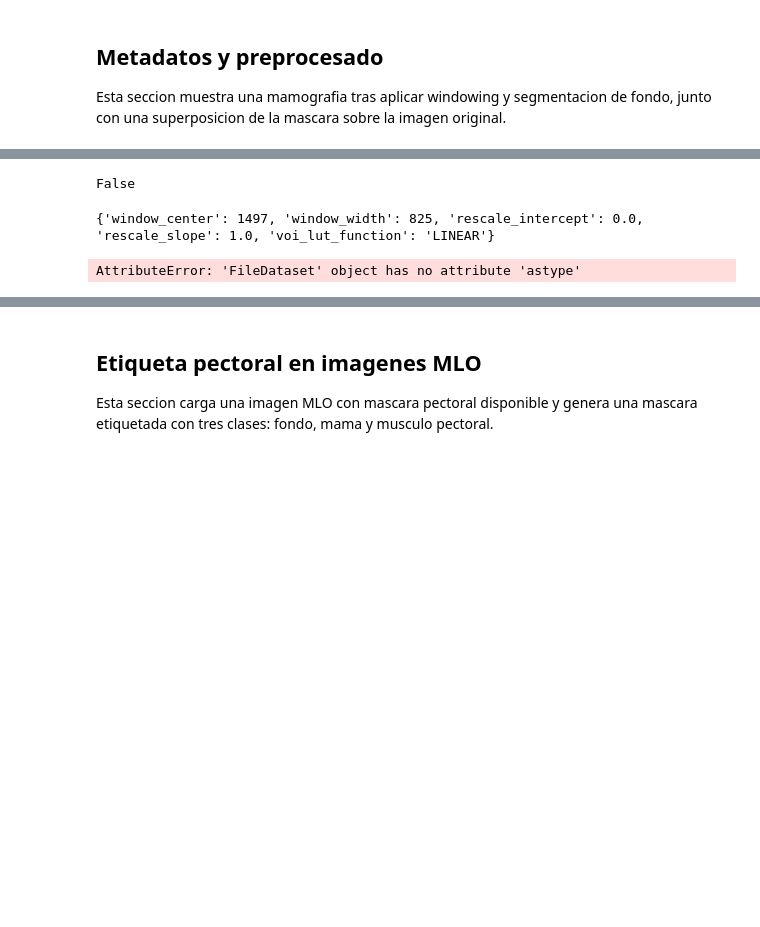
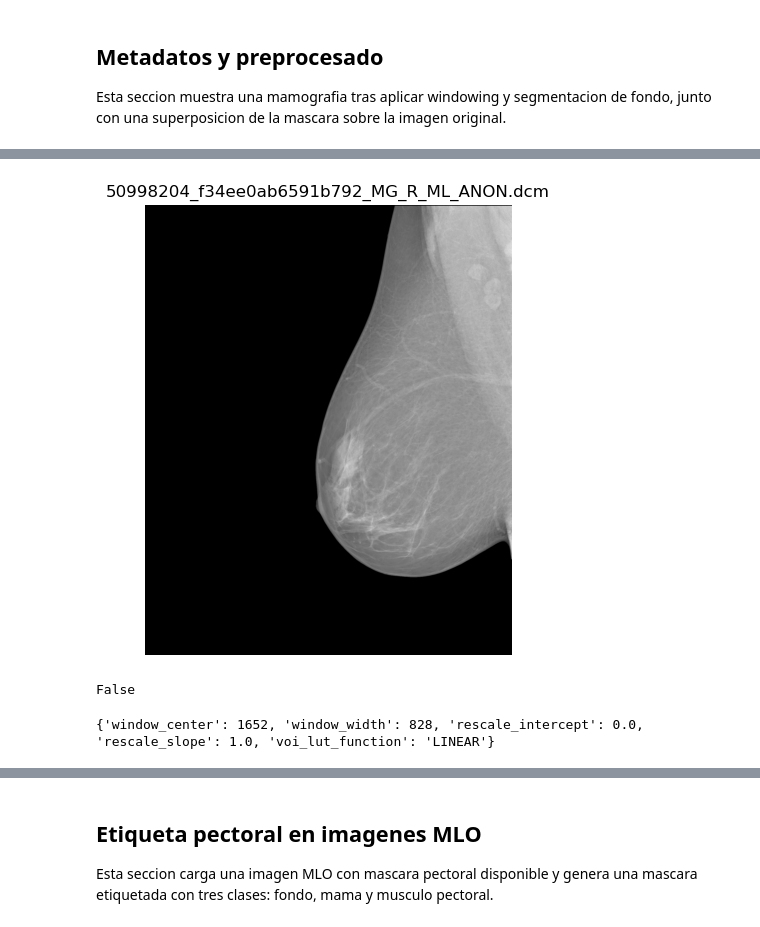
Before and after one commit to eloygarcia/Preprocessing, a Jupyter notebook: notebooks/00_inbreast_visualization.ipynb, the cells around one changed output, grey strips where cells are left out. Drawn from its saved outputs; the diff is of its cells as text; code cells hidden in the pictures; blank space fills up the shorter version.

```diff
--- a/notebooks/00_inbreast_visualization.ipynb
+++ b/notebooks/00_inbreast_visualization.ipynb
@@ -12,7 +12,13 @@ project_root = Path.cwd().parent
 if str(project_root) not in sys.path:
     sys.path.append(str(project_root))
 
-from src.visualization import DEFAULT_INBREAST_IMAGES_DIR, list_dicom_images, show_dicom_image
+from src.visualization import list_dicom_images, show_dicom_image
+
+## Laptop
+DEFAULT_INBREAST_IMAGES_DIR = Path('/home/eloygarcia/Escritorio/Datasets/INbreast/AllDICOMs')
+
+## Definitions
+BACKEND = 'np_v1'
 # %%
 print(DEFAULT_INBREAST_IMAGES_DIR)
 # %% [output]
@@ -56,5 +59,10 @@ from src.visualization import DEFAULT_INBREAST_IMAGES_DIR, list_dicom_images
 # %%
+## Imagen de lista
 image_path = list_dicom_images(DEFAULT_INBREAST_IMAGES_DIR)[idx]
-metadata = read_dicom_metadata(image_path)
+
+### metadata <==> dcm
+metadata = pydicom.dcmread(image_path)
 print(metadata)
+
+original_image = metadata.pixel_array
 # %% [output]
@@ -62 +86,12 @@ print(metadata)
+# %%
+# figure, axis, image = show_dicom_image(image_index=idx)
+figsize = (5, 5)
+
+figure, axis = plt.subplots(figsize=figsize)
+axis.imshow(original_image, cmap='gray')
+axis.set_title(dicom_paths[idx].name)
+axis.axis("off")
+figure.tight_layout()
+# %% [output]
+[figure, added]
 # %%
@@ -64,28 +103,31 @@ print(should_invert_monochrome1(metadata) )
 # %% [output]
 False
 # %%
-original_image = load_dicom_pixels(image_path, normalize=False)
-original_image = normalize_photometric(original_image, metadata)
 
-# center, width = calculate_windowing(original_image) ## cambiar por
-dcm = pydicom.dcmread(image_path)
-voilut = get_dicom_voi_lut_params(dcm)
-print(voilut)
+# Si no disponemos de una segmentación de la región de la mama, podemos aplicar un enmascaramiento de fondo
+# para eliminar el fondo antes de hacer el windowing. Esto es especialmente útil si la imagen tiene un fondo
+# muy brillante que puede afectar al contraste de la mama.
 
-# windowed_image = apply_windowing(load_dicom_pixels(image_path))
-windowed_image = apply_windowing(dcm,
-                                 window_width = voilut['window_width'],
-                                 window_center = voilut['window_center'],
-                                 voi_func = voilut['voi_lut_function'],
-                                 y_min = image.min(),
-                                 y_max =  image.max() )
-
-
-breast_mask = segment_breast_region(windowed_image)
-processed_image = apply_background_mask(windowed_image, breast_mask)
+breast_mask = segment_breast_region(original_image)
+processed_image = apply_background_mask(original_image, breast_mask)
-# %% [output]
-{'window_center': 1497, 'window_width': 825, 'rescale_intercept': 0.0, 'rescale_slope': 1.0, 'voi_lut_function': 'LINEAR'}
-AttributeError: 'FileDataset' object has no attribute 'astype'
+# %%
+## Windowing
+
+# center, width = calculate_windowing(original_image) ## cambiar por
+voilut = get_dicom_voi_lut_params(metadata)
+print(voilut)
+
+
+# windowed_image = apply_windowing(load_dicom_pixels(image_path))
+windowed_image = apply_windowing(original_image,
+                                 window_width = voilut['window_width'],
+                                 window_center = voilut['window_center'],
+                                 voi_func = voilut['voi_lut_function'],
+                                 y_min = original_image.min(),
+                                 y_max =  original_image.max(),
+                                 backend = 'np_v2')
+# %% [output]
+{'window_center': 1652, 'window_width': 828, 'rescale_intercept': 0.0, 'rescale_slope': 1.0, 'voi_lut_function': 'LINEAR'}
 # %%
 figure, axes = plt.subplots(1, 3, figsize=(18, 6))
 
```
Also changed, not shown: parts of 18 cells of this notebook.
